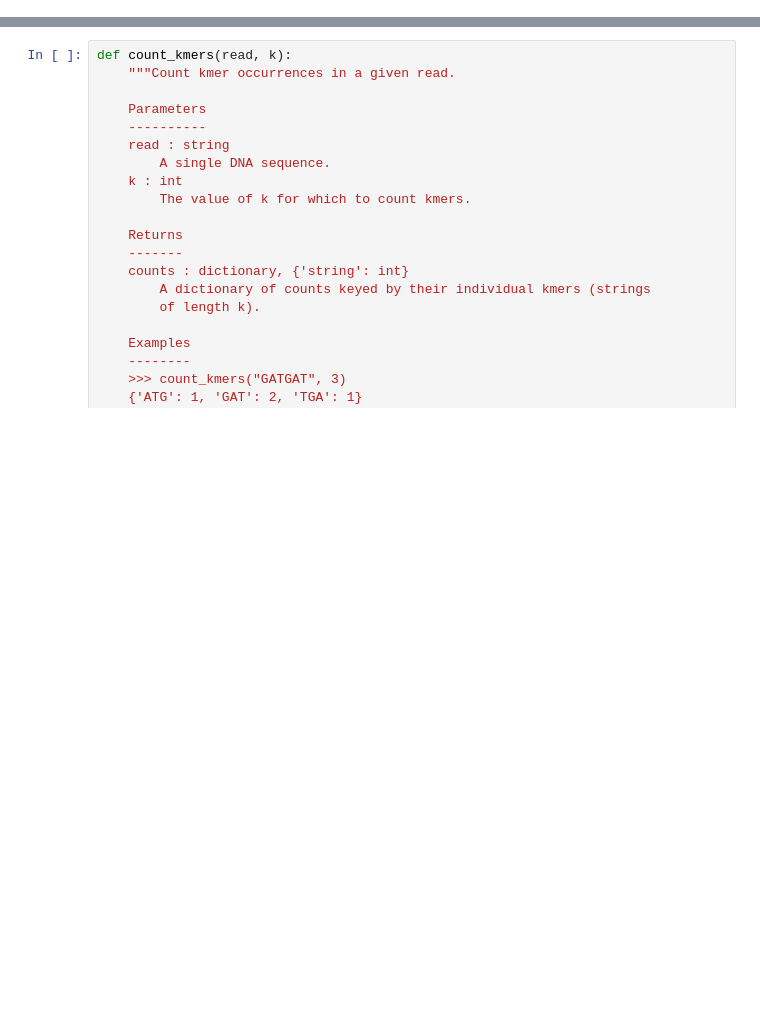
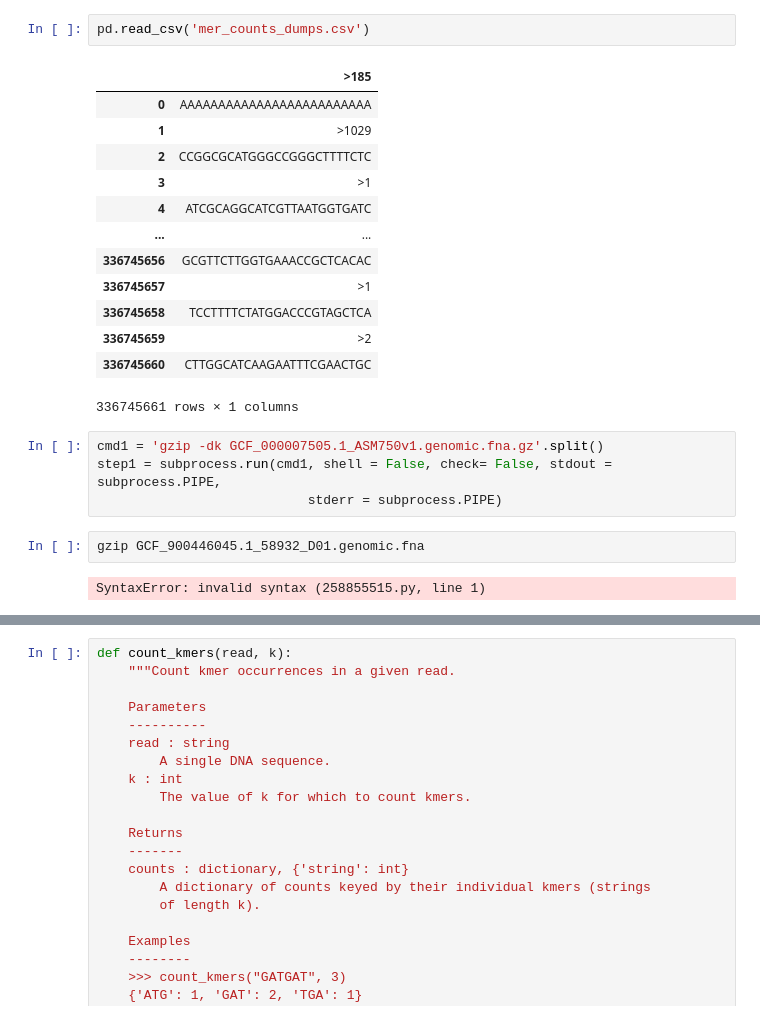
Before and after one commit to ComputationalPathogens/acheron, a Jupyter notebook: acheron/analysis.ipynb, the cells around one changed output, grey strips where cells are left out. Cells and saved outputs as stored; diff of their text form; blank space fills up the shorter version.

```diff
--- a/acheron/analysis.ipynb
+++ b/acheron/analysis.ipynb
@@ -126,0 +341,24 @@ array([[-0., -0., -0., ..., -0., -0., -0.],
+# %%
+pd.read_csv('mer_counts_dumps.csv')
+# %% [output]
+|  | >185 |
+| 0 | AAAAAAAAAAAAAAAAAAAAAAAAA |
+| 1 | >1029 |
+| 2 | CCGGCGCATGGGCCGGGCTTTTCTC |
+| 3 | >1 |
+| 4 | ATCGCAGGCATCGTTAATGGTGATC |
+| ... | ... |
+| 336745656 | GCGTTCTTGGTGAAACCGCTCACAC |
+| 336745657 | >1 |
+| 336745658 | TCCTTTTCTATGGACCCGTAGCTCA |
+| 336745659 | >2 |
+| 336745660 | CTTGGCATCAAGAATTTCGAACTGC |
+336745661 rows × 1 columns
+# %%
+cmd1 = 'gzip -dk GCF_000007505.1_ASM750v1.genomic.fna.gz'.split()
+step1 = subprocess.run(cmd1, shell = False, check= False, stdout = subprocess.PIPE,
+                           stderr = subprocess.PIPE)
+# %%
+gzip GCF_900446045.1_58932_D01.genomic.fna
+# %% [output]
+SyntaxError: invalid syntax (258855515.py, line 1)
```
Also changed, not shown: parts of 69 cells of this notebook, 5 other files.
